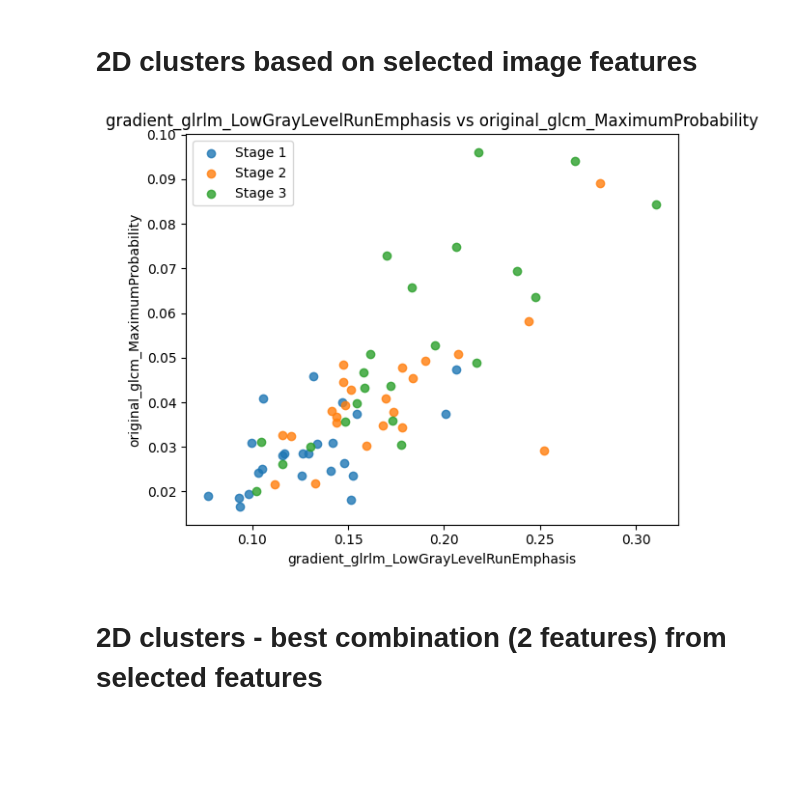
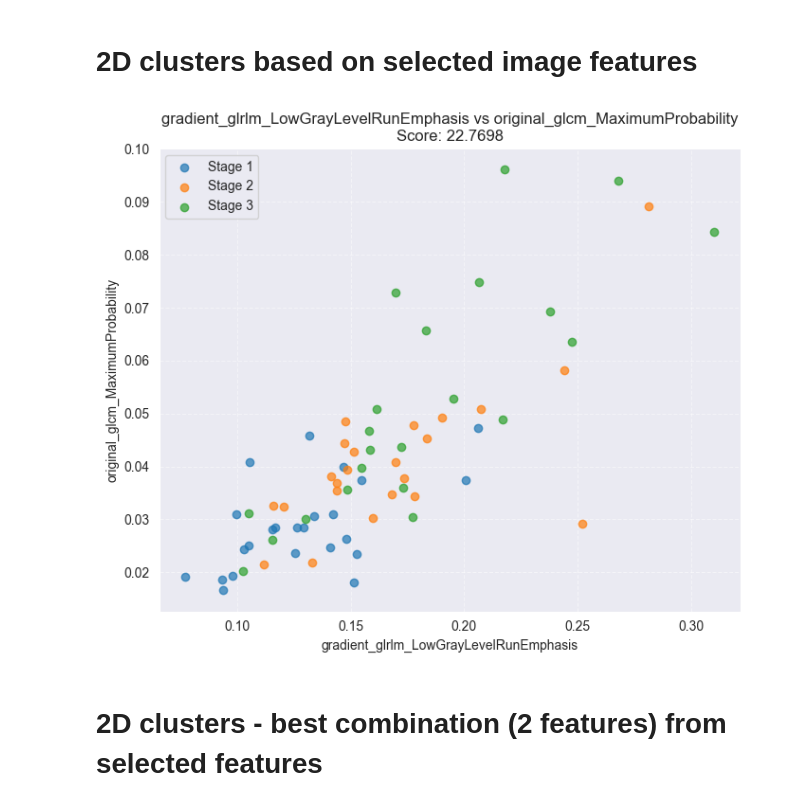
Before and after one commit to lukas1110/Analysis-of-multiple-myelomas-from-dual-CT, a Jupyter notebook: spine_level/clustering.ipynb, the cells around one changed output. Drawn from its saved outputs; the diff is of its cells as text; code cells hidden in the pictures; blank space fills up the shorter version.

```diff
--- a/spine_level/clustering.ipynb
+++ b/spine_level/clustering.ipynb
@@ -120,31 +120,51 @@ plt.show()
 [figure]
 # %% [markdown]
 # 2D clusters based on selected image features
-# %%
-img_feature1 = 'gradient_glrlm_LowGrayLevelRunEmphasis'
-img_feature2 = 'original_glcm_MaximumProbability'
-
-df = pd.read_csv(r"E:\CSV\merged\merged_monoe_40kev_radiomics_spine_lesions_features.csv")
-clinical_df = pd.read_csv(r"E:\Clinical_data\Table_clinical_data.csv", encoding="cp1252")
-clinical_df['Stage'] = clinical_df['ISS classification'].replace({'Stage 1': 1, 'Stage 2': 2, 'Stage 3': 3})
-
-df_merged = df.merge(clinical_df[['Patient ID', 'Stage']], left_on='patient', right_on='Patient ID', how='left')
-df_merged = df_merged[df_merged['Stage'].notna()]
-df_merged.drop(columns=['patient', 'Patient ID'], inplace=True)
-
-plt.figure(figsize=(6,5))
-for s in sorted(df_merged['Stage'].unique()):
-    idx = df_merged['Stage'] == s
-    plt.scatter(df_merged.loc[idx, img_feature1], df_merged.loc[idx, img_feature2], label=f"Stage {s}", alpha=0.8)
-
-plt.xlabel(img_feature1)
-plt.ylabel(img_feature2)
-plt.title(f"{img_feature1} vs {img_feature2}")
-plt.legend()
-plt.tight_layout()
-plt.show()
-# %% [output]
-[figure, removed]
+# %%
+import pandas as pd
+import matplotlib.pyplot as plt
+from sklearn.feature_selection import f_classif
+
+img_feature1 = 'gradient_glrlm_LowGrayLevelRunEmphasis'
+img_feature2 = 'original_glcm_MaximumProbability'
+features = [img_feature1, img_feature2]
+
+df = pd.read_csv(r"E:\CSV\merged\merged_monoe_40kev_radiomics_spine_lesions_features.csv")
+clinical_df = pd.read_csv(r"E:\Clinical_data\Table_clinical_data.csv", encoding="cp1252")
+clinical_df['Stage'] = clinical_df['ISS classification'].replace({'Stage 1': 1, 'Stage 2': 2, 'Stage 3': 3})
+
+df_merged = df.merge(clinical_df[['Patient ID', 'Stage']], left_on='patient', right_on='Patient ID', how='left')
+df_merged = df_merged[df_merged['Stage'].notna()]
+
+X = df_merged[features].fillna(0)
+y = df_merged['Stage']
+f_values, _ = f_classif(X, y)
+feature_f_map = dict(zip(features, f_values))
+
+
+current_score = feature_f_map[img_feature1] + feature_f_map[img_feature2]
+df_merged.drop(columns=['patient', 'Patient ID'], inplace=True, errors='ignore')
+
+plt.figure(figsize=(7, 6))
+colors = {1: 'tab:blue', 2: 'tab:orange', 3: 'tab:green'}
+
+for s in sorted(df_merged['Stage'].unique()):
+    idx = df_merged['Stage'] == s
+    plt.scatter(df_merged.loc[idx, img_feature1],
+                df_merged.loc[idx, img_feature2],
+                label=f"Stage {s}", alpha=0.7, c=colors.get(s))
+
+plt.xlabel(img_feature1)
+plt.ylabel(img_feature2)
+plt.title(f"{img_feature1} vs {img_feature2}\n"
+          f"Score: {current_score:.4f}")
+
+plt.legend()
+plt.grid(True, linestyle='--', alpha=0.5)
+plt.tight_layout()
+plt.show()
+# %% [output]
+[figure, added]
 # %% [markdown]
 # 2D clusters - best combination (2 features) from selected features
 # %%
```
Also changed, not shown: parts of 7 cells of this notebook.
